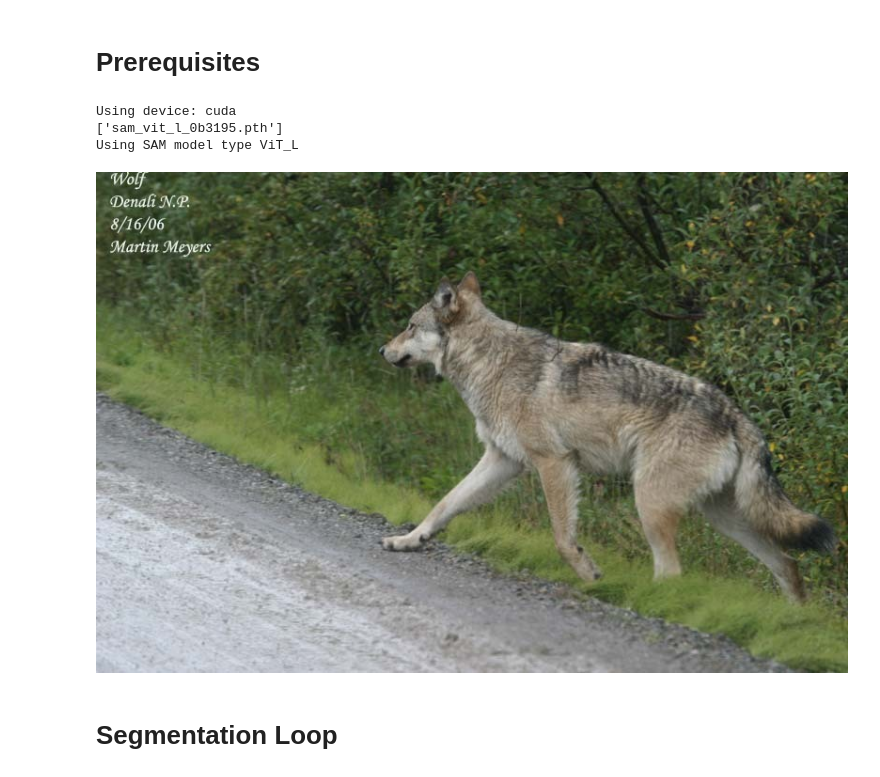
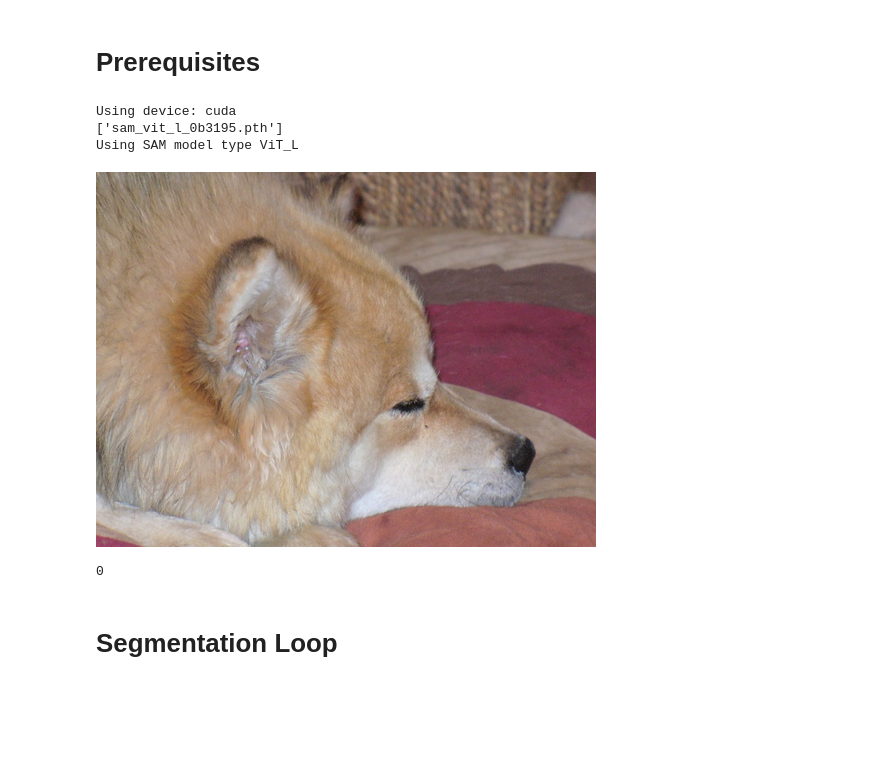
Before and after one commit to R0ner/cnn-context, a Jupyter notebook: notebooks/4-i_segmentation.ipynb, the cells around one changed output. Saved outputs shown, nothing was run; the diff lists cells and outputs as text; code cells hidden in the pictures; blank space fills up the shorter version.

Commit message:
Trainset (#4)
* Add train split

* Trainset segmentation

```diff
--- a/notebooks/4-i_segmentation.ipynb
+++ b/notebooks/4-i_segmentation.ipynb
@@ -23,44 +23,70 @@ from torch.utils.data import DataLoader, Dataset
 from torchvision import transforms
 # %%
 data_dir = "../data"
+split = "train"
 model_size = "L"  # H: Huge, L: Large, B: base <=> H > L > B
-out_dir = f"{data_dir}/val_images_hw_masks"
 
-if not os.path.exists(out_dir):
-    os.mkdir(out_dir)
+# out_dir = f"{data_dir}/val_images_hw_masks"
+# if not os.path.exists(out_dir):
+#     os.mkdir(out_dir)
 
 model_type = f"vit_{model_size.lower()}"
 model_dir_sam = f"../models/sam"
 
 device = "cuda" if torch.cuda.is_available() else "cpu"
 
 print(f"Using device: {device}")
 
 # Model checkpoints
 checkpoints = os.listdir(model_dir_sam)
 print(checkpoints)
 
 checkpoint = None
 for cpt in checkpoints:
     if model_type in cpt:
         checkpoint = cpt
 assert checkpoint is not None, f"Could not find model type {model_type} checkpoint."
 checkpoint = f"{model_dir_sam}/{checkpoint}"
 print(f"Using SAM model type ViT_{model_size.upper()}")
 
 # Load model
 sam = sam_model_registry[model_type](checkpoint=checkpoint)
 sam.to(device)
 predictor = SamPredictor(sam)
 
 # dset = HWSet(data_dir, transform=transforms.Resize(256, antialias=True))
-dset = HWSet(data_dir, transform=None)
+dset = HWSet(data_dir, split, transform=None)
 im, label = dset[0]
 im
 # %% [output]
 Using device: cuda
 ['sam_vit_l_0b3195.pth']
 Using SAM model type ViT_L
-[figure, old version]
+[figure, new version]
+# %%
+indices = []
+if split == 'train':
+    mask_files = []
+    for img_dir in dset.train_img_dirs:
+        out_dir = f"{img_dir}_masks"
+        if not os.path.exists(out_dir):
+            os.mkdir(out_dir)
+        mask_files.extend([file.split('.')[0] for file in os.listdir(out_dir)])
+    for idx in range(len(dset)):
+        if os.path.split(dset.imgs[idx])[-1].split('.')[0] not in mask_files:
+            indices.append(idx)
+elif split == 'val':
+    out_dir = f"{dset.val_img_dir}_masks"
+    if not os.path.exists(out_dir):
+        os.mkdir(out_dir)
+
+    mask_files = [file.split('.')[0] for file in os.listdir(out_dir)]
+    for idx in range(len(dset)):
+        if os.path.split(dset.imgs[idx])[-1].split('.')[0] not in mask_files:
+            indices.append(idx)
+
+len(indices)
+# %% [output]
+0
 # %%
 %matplotlib widget
```
Also changed, not shown: parts of 2 cells of this notebook, 1 other file.
